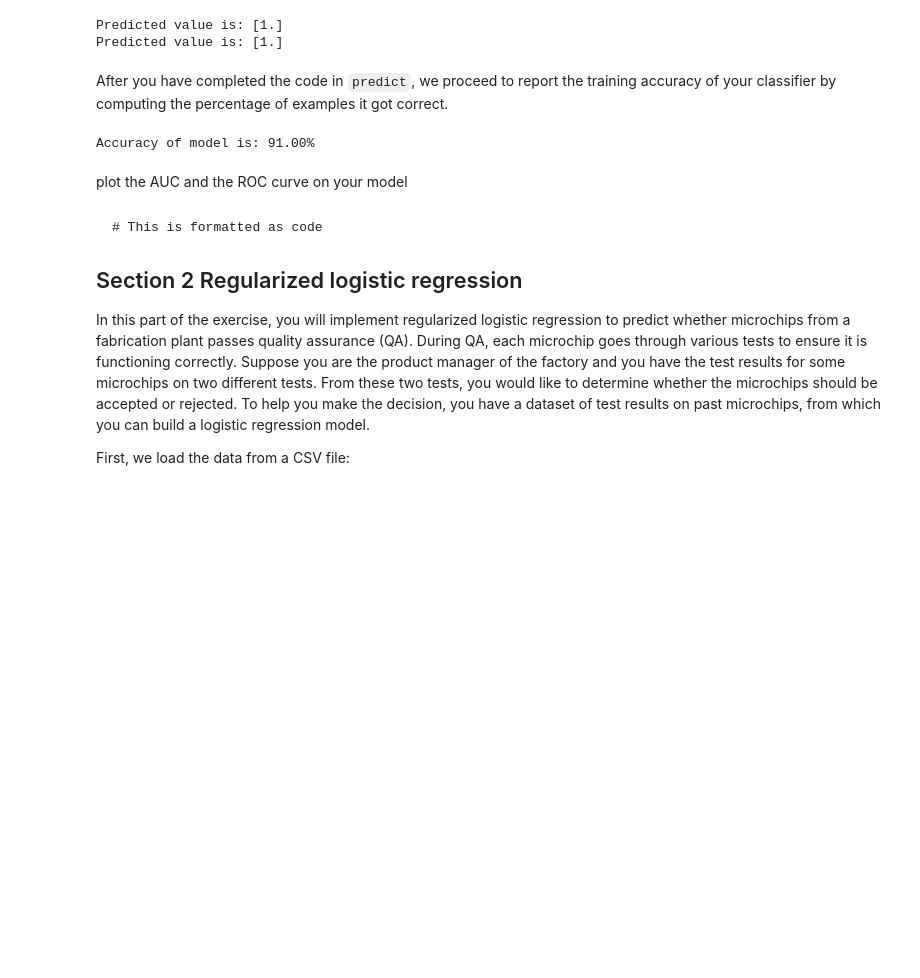
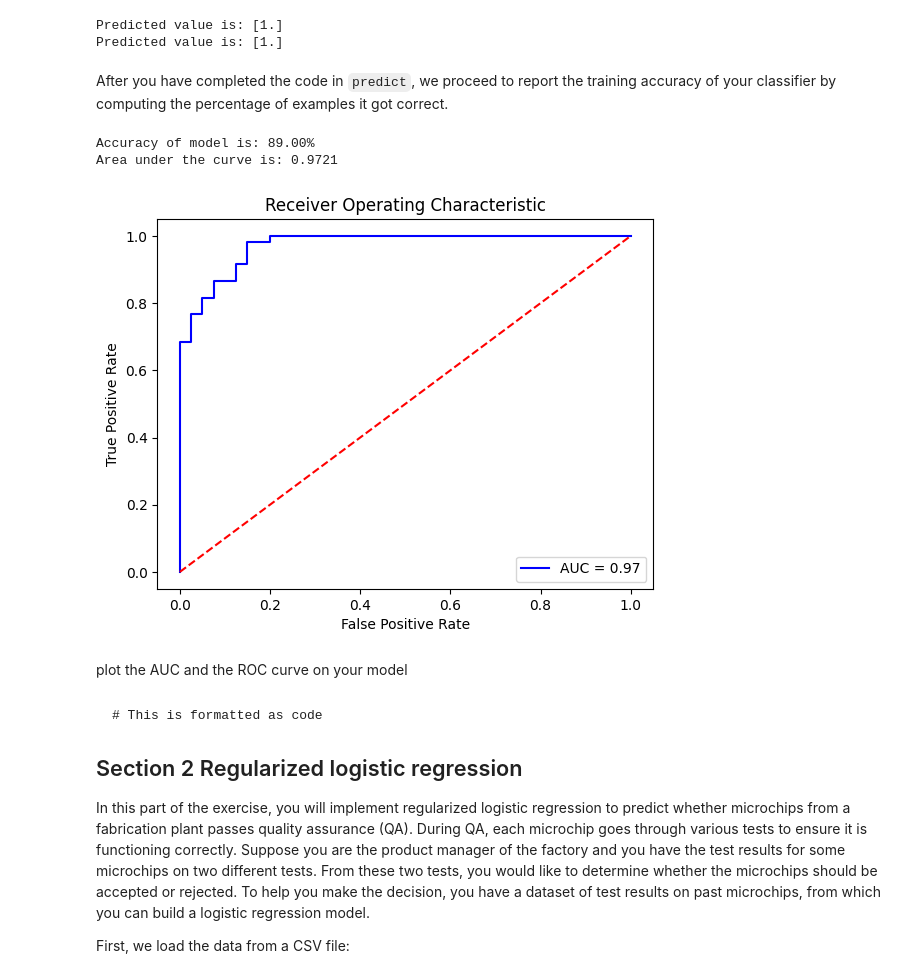
Before and after one commit to gideonn12/SuperVised_Learning, a Jupyter notebook: Exercise_3_Logistic_Regression.ipynb, the cells around one changed output. Drawn from its saved outputs; the diff is of its cells as text; code cells hidden in the pictures; blank space fills up the shorter version.

```diff
--- a/Exercise_3_Logistic_Regression.ipynb
+++ b/Exercise_3_Logistic_Regression.ipynb
@@ -340,18 +340,34 @@ After you have completed the code in `predict`, we proceed to report the trainin
 # %%
 # Predict probability for a student with score 45 on exam 1
 # and score 85 on exam 2
 X = np.array(students[["First_Exam", "Second_Exam"]])
 y = np.array(students["Admission_Status"])
 X = np.concatenate([np.ones((len(X), 1)), X], axis=1)
 theta_0 = np.zeros(n+1)
 predicted = np.zeros(X.shape[0])
 predicted = predict(theta_optimized, X)
 acc = accuracy(predicted, y)
 print("Accuracy of model is: {:.2f}%".format(acc * 100))
 
 # NEED TO FO AUC AND ROC CURVE
+import sklearn.metrics as metrics
+# calculate the fpr and tpr for all thresholds of the classification
+probs = np.array(sigmoid(X.dot(theta_optimized)))
+preds = probs
+fpr, tpr, threshold = metrics.roc_curve(y, preds)
+roc_auc = metrics.auc(fpr, tpr)
+print("Area under the curve is: {:.4f}".format(roc_auc))
+plt.title('Receiver Operating Characteristic')
+plt.plot(fpr, tpr, 'b', label = 'AUC = %0.2f' % roc_auc)
+plt.xlabel('False Positive Rate')
+plt.ylabel('True Positive Rate')
+plt.legend(loc = 'lower right')
+plt.plot([0, 1], [0, 1],'r--')
+plt.show()
 # %% [output]
-Accuracy of model is: 91.00%
+Accuracy of model is: 89.00%
+Area under the curve is: 0.9721
+[figure, added]
 # %% [markdown]
 plot the AUC and the ROC curve on your model
 # %% [markdown]
```
Also changed, not shown: parts of 4 cells of this notebook.
